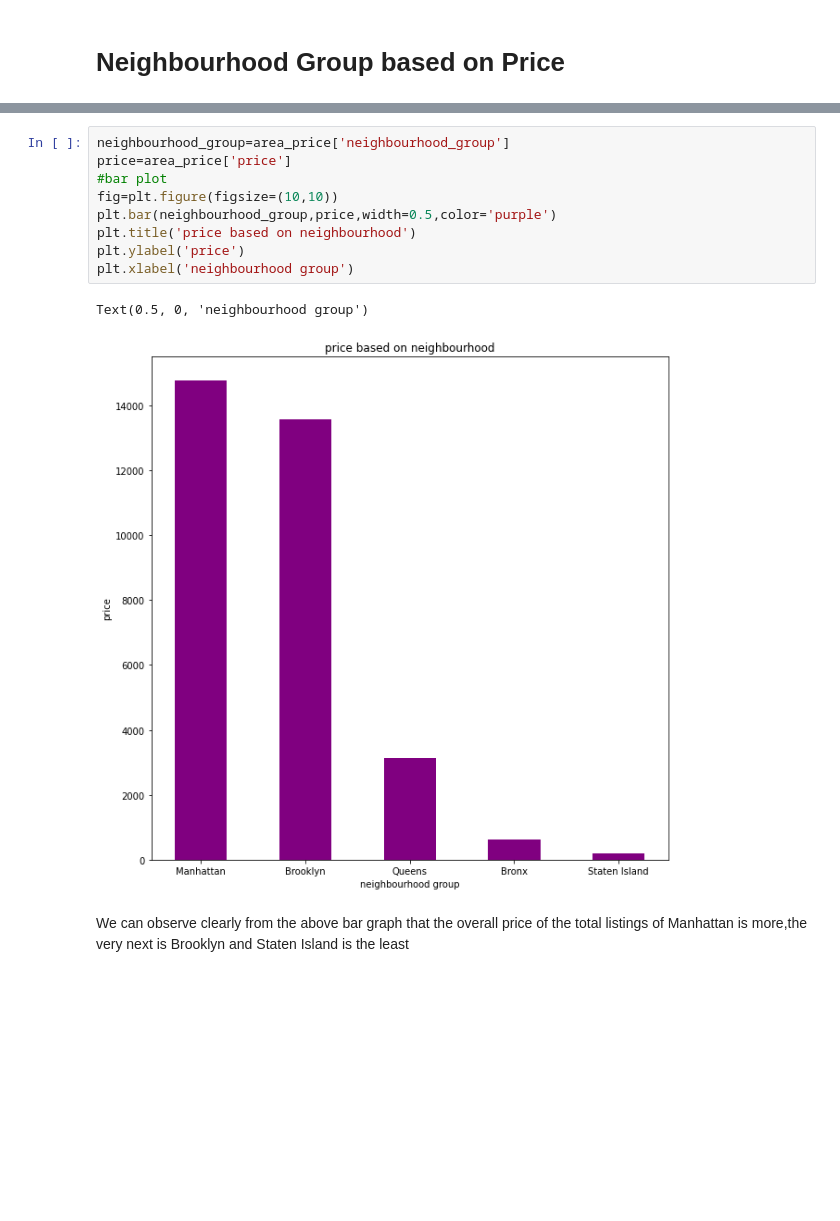
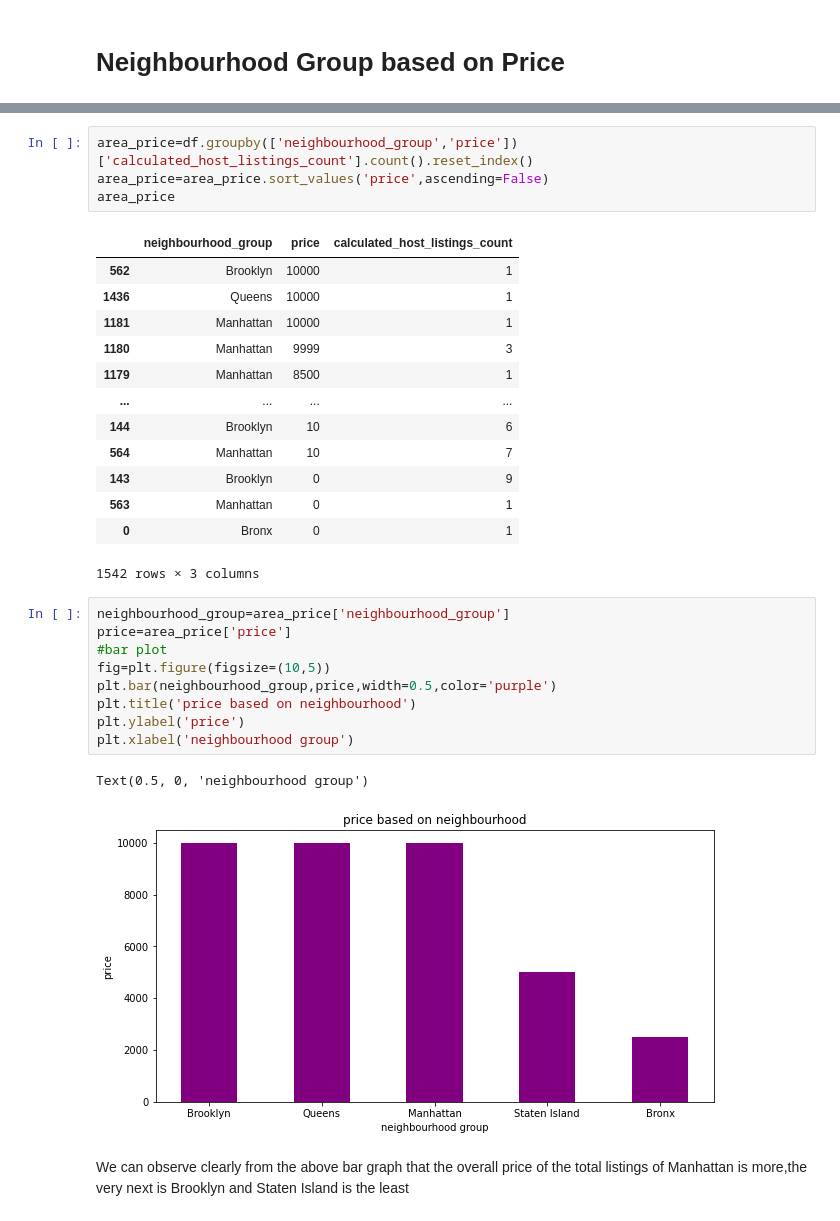
Before and after one commit to NiharikaManchala/Airbnb-capstone-project, a Jupyter notebook: individual_Airbnb_Capstone_Project_.ipynb, the cells around one changed output, grey strips where cells are left out. Saved outputs shown, nothing was run; the diff lists cells and outputs as text; blank space fills up the shorter version.

```diff
--- a/individual_Airbnb_Capstone_Project_.ipynb
+++ b/individual_Airbnb_Capstone_Project_.ipynb
@@ -301,15 +330,33 @@ area_price.head(5)
+# %%
+area_price=df.groupby(['neighbourhood_group','price'])['calculated_host_listings_count'].count().reset_index()
+area_price=area_price.sort_values('price',ascending=False)
+area_price
+# %% [output]
+|  | neighbourhood_group | price | calculated_host_listings_count |
+| 562 | Brooklyn | 10000 | 1 |
+| 1436 | Queens | 10000 | 1 |
+| 1181 | Manhattan | 10000 | 1 |
+| 1180 | Manhattan | 9999 | 3 |
+| 1179 | Manhattan | 8500 | 1 |
+| ... | ... | ... | ... |
+| 144 | Brooklyn | 10 | 6 |
+| 564 | Manhattan | 10 | 7 |
+| 143 | Brooklyn | 0 | 9 |
+| 563 | Manhattan | 0 | 1 |
+| 0 | Bronx | 0 | 1 |
+1542 rows × 3 columns
 # %%
 neighbourhood_group=area_price['neighbourhood_group']
 price=area_price['price']
 #bar plot
-fig=plt.figure(figsize=(10,10))
+fig=plt.figure(figsize=(10,5))
 plt.bar(neighbourhood_group,price,width=0.5,color='purple')
 plt.title('price based on neighbourhood')
 plt.ylabel('price')
 plt.xlabel('neighbourhood group')
 # %% [output]
 Text(0.5, 0, 'neighbourhood group')
-[figure, old version]
+[figure, new version]
 # %% [markdown]
 We can observe clearly from the above bar graph that the overall  price of the total listings of Manhattan is more,the very next is Brooklyn and Staten Island is the least
 # %% [markdown]
```
Also changed, not shown: parts of 9 cells of this notebook.
